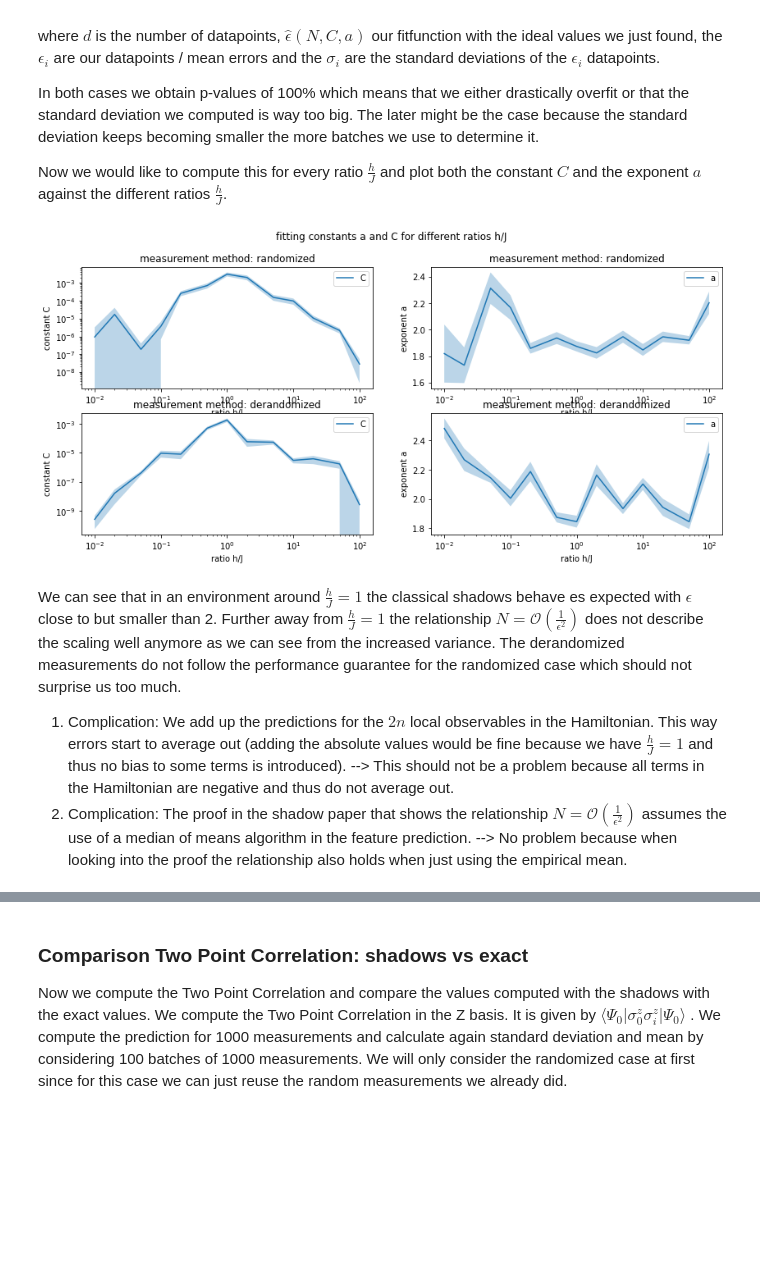
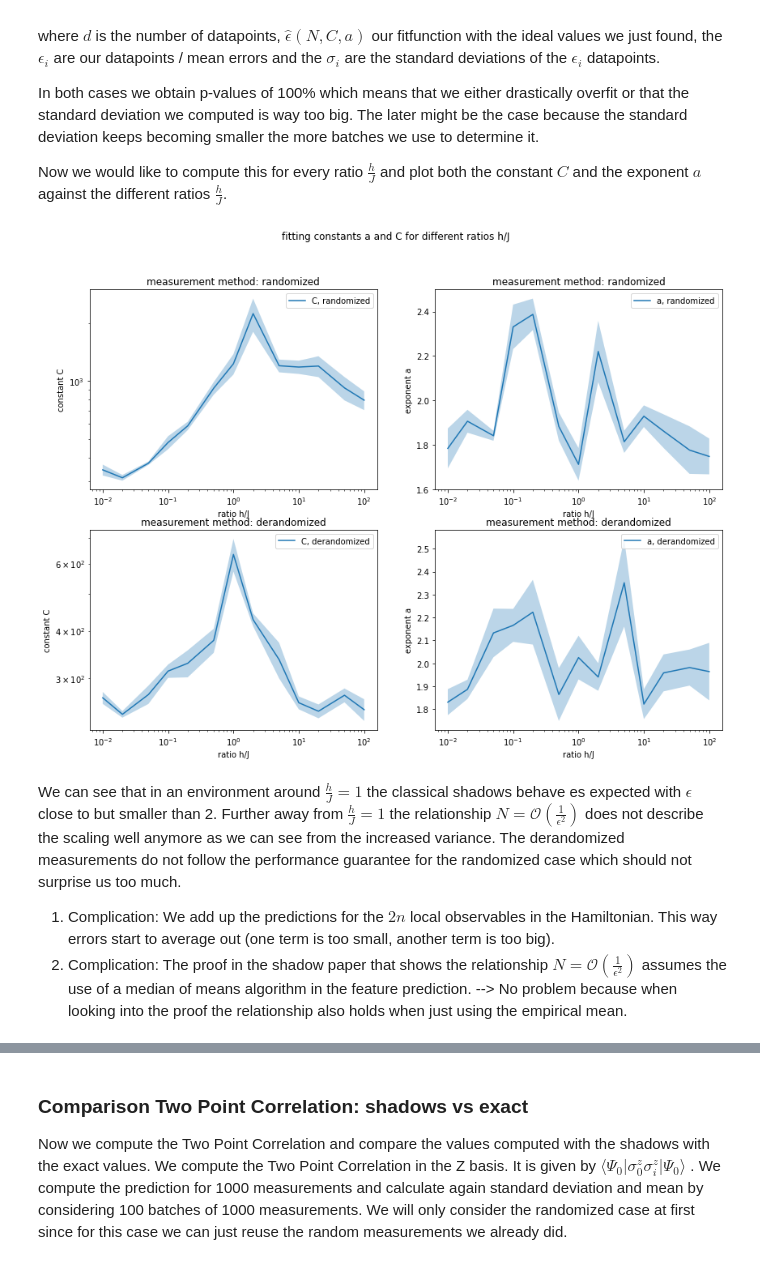
Before and after one commit to LennartBuerger/classical-shadows-for-1d-TFIM-energy-estimation, a Jupyter notebook: display_data/shadow_performance_analysis.ipynb, the cells around one changed output, grey strips where cells are left out. Cells and saved outputs as stored; diff of their text form; code cells hidden in the pictures; blank space fills up the shorter version.

Commit message:
added scaling analysis of the prediction accuracy with the number of observables, fixed the definition of the error

```diff
--- a/display_data/shadow_performance_analysis.ipynb
+++ b/display_data/shadow_performance_analysis.ipynb
@@ -34,14 +34,14 @@ save_direc_measurements_two_point_correlation_derandomized = Path('data/shadow_m
 ground_state_dict = np.load(save_direc_groundstate, allow_pickle='TRUE')
 ground_state_dict = ground_state_dict.item()
 # %%
-qubit_num = np.array([14])
+qubit_num = np.array([6, 8, 10, 12, 16])
 # # the generation of a measurement procedure becomes very slow when num_of_measurements becomes big
 # (~1000). In the case of the ising model it is alright to proceed by using batches because we only
 # measure two different Pauli strings. We have to remove this batched procedure though when
 # dealing with more complicated systems where we have to measure more than 100 different Pauli Strings
 # for now we form batches of 100 measurements
 # num of measurements has to be a multiple of 100
-num_of_measurements = 1000000
+num_of_measurements = 10000
 measurement_methods = np.array(['derandomized', 'randomized'])
 for i in range(np.size(qubit_num)):
     for j in range(np.size(ratios_h_j)):
@@ -396,18 +435,19 @@ def compute_p_value_and_chi_red(data, params, data_std):
     p_val = round(1 - chi2.cdf(chi2_sum, dof),2)*100
     return  p_val, chi2_red
 # %%
+qubit_num = 14
 num_of_measurements = np.array([50, 80, 100, 150, 200, 350, 500, 800, 1000, 1500, 2000, 3000, 5000, 7000, 10000, 20000])
 batches = 50
-some_ratios = np.array([0.01])
+some_ratios = np.array([1.0])
 fig, axs = plt.subplots(1, 2)
 fig.set_figheight(5)
 fig.set_figwidth(14)
-fig.suptitle('relative errors per qubit against measurement number for different ratios h/J')
+fig.suptitle('total measurement error against measurement number (all energy observables)')
 for l in range(0, 2):
     for i in range(0, np.size(some_ratios)):
-        energy_shadow = np.zeros(np.size(num_of_measurements))
         errors = np.zeros((batches, np.size(num_of_measurements)))
-        energy_brute = energy_dict[str(1)]['periodic'][str(qubit_num)][str(some_ratios[i])][0] * np.ones(np.size(num_of_measurements))
+        ground_state = ground_state_dict[str(1)]['periodic'][str(qubit_num)][str(some_ratios[0])]
+        observables = TfimHamiltonianOpenFermion(qubit_num, 1, some_ratios[0], 'periodic').observables_for_energy_estimation()
         save_direc_procedure = Path('data/shadow_measurements/measurement_procedure_ratio_'+\
                               str(some_ratios[i])+'_qubit_num_'+str(qubit_num)+'_method_'+measurement_methods[l]+'.npy')
         save_direc_index = Path('data/shadow_measurements/measurement_index_ratio_'+\
@@ -418,11 +458,13 @@ for l in range(0, 2):
             for j in range(0, np.size(num_of_measurements)):
                 measurements = conversion_to_prediction_shadow_dict_shape(measurement_procedure[k*num_of_measurements[j]:(k+1)*num_of_measurements[j]],
                                                                           measurement_index[k*num_of_measurements[j]:(k+1)*num_of_measurements[j]], qubit_num)
-                energy_shadow[j] = TfimHamiltonianOpenFermion(qubit_num,
-                                                           some_ratios[i], 1, 'periodic').energy_shadow(None,
-                                                                                                       num_of_measurements[j],
-                                                                                                       measurement_methods[l], measurements)
-            errors[k,:] = np.abs(energy_shadow - energy_brute) / np.abs(energy_brute) / qubit_num
+                errors_one_batch = []
+                for observable in observables:
+                    exp_val_obs_shadow = BFQuantumState(qubit_num, ground_state).local_observable_shadow(observable, measurements)
+                    exp_val_obs_brute = BFQuantumState(qubit_num, ground_state).local_observable(observable)
+                    errors_one_batch.append(np.abs(exp_val_obs_brute - exp_val_obs_shadow))
+                errors[k, j] = np.amax(errors_one_batch, axis = 0)
+
         error_mean = np.mean(errors, axis=0)
         error_std = np.std(errors, axis=0)
         popt, pcov = curve_fit(log_epsilon, np.log(num_of_measurements), np.log(error_mean), sigma=np.log(error_std))
@@ -433,7 +475,7 @@ for l in range(0, 2):
         axs[l].errorbar(num_of_measurements, error_mean, label = 'experiment')
         axs[l].fill_between(num_of_measurements, error_mean - error_std, error_mean + error_std, alpha = 0.3)
         axs[l].errorbar(num_of_measurements, np.exp(log_epsilon(np.log(num_of_measurements),popt[0], popt[1])), label='fit')
-        axs[l].set(xscale='log', yscale='log', xlabel='number of measurements', ylabel = 'relative error per qubit')
+        axs[l].set(xscale='log', yscale='log', xlabel='number of measurements', ylabel = 'accuracy $\epsilon$')
         axs[l].set_title('measurement method: ' + str(measurement_methods[l]))
         axs[l].legend()
 # %% [output]
@@ -474,6 +516,7 @@ determine it.
 Now we would like to compute this for every ratio $\frac{h}{J}$ and plot both the
 constant $C$ and the exponent $a$ against the different ratios $\frac{h}{J}$.
 # %%
+qubit_num = 14
 num_of_measurements = np.array([50, 80, 100, 150, 200, 350, 500, 800, 1000, 1500, 2000, 3000, 5000, 7000, 10000, 20000])
 batches = 50
 some_ratios = np.array([0.01, 0.02, 0.05, 0.1,
@@ -488,43 +531,44 @@ for l in range(0, 2):
     exponent_a = np.zeros(np.size(some_ratios))
     exponent_a_err = np.zeros(np.size(some_ratios))
     for i in range(0, np.size(some_ratios)):
-        energy_shadow = np.zeros(np.size(num_of_measurements))
+        ground_state = ground_state_dict[str(1)]['periodic'][str(qubit_num)][str(some_ratios[i])]
+        observables = TfimHamiltonianOpenFermion(qubit_num, 1, some_ratios[i], 'periodic').observables_for_energy_estimation()
         errors = np.zeros((batches, np.size(num_of_measurements)))
-        energy_brute = energy_dict[str(1)]['periodic'][str(qubit_num)][str(some_ratios[i])][0] * np.ones(np.size(num_of_measurements))
         save_direc_procedure = Path('data/shadow_measurements/measurement_procedure_ratio_'+\
                               str(some_ratios[i])+'_qubit_num_'+str(qubit_num)+'_method_'+measurement_methods[l]+'.npy')
         save_direc_index = Path('data/shadow_measurements/measurement_index_ratio_'+\
                               str(some_ratios[i])+'_qubit_num_'+str(qubit_num)+'_method_'+measurement_methods[l]+'.npy')
         measurement_procedure = np.lib.format.open_memmap(save_direc_procedure, dtype=np.str_, mode='r')
         measurement_index = np.lib.format.open_memmap(save_direc_index, dtype=np.int32, mode='r')
         for k in range(0, batches):
             for j in range(0, np.size(num_of_measurements)):
                 measurements = conversion_to_prediction_shadow_dict_shape(measurement_procedure[k*num_of_measurements[j]:(k+1)*num_of_measurements[j]],
                                                                           measurement_index[k*num_of_measurements[j]:(k+1)*num_of_measurements[j]], qubit_num)
-                energy_shadow[j] = TfimHamiltonianOpenFermion(qubit_num,
-                                                           some_ratios[i], 1, 'periodic').energy_shadow(None,
-                                                                                                       num_of_measurements[j],
-                                                                                                       measurement_methods[l], measurements)
-            errors[k,:] = np.abs(energy_shadow - energy_brute) / np.abs(energy_brute) / qubit_num
+                errors_one_batch = []
+                for observable in observables:
+                    exp_val_obs_shadow = BFQuantumState(qubit_num, ground_state).local_observable_shadow(observable, measurements)
+                    exp_val_obs_brute = BFQuantumState(qubit_num, ground_state).local_observable(observable)
+                    errors_one_batch.append(np.abs(exp_val_obs_brute - exp_val_obs_shadow))
+                errors[k, j] = np.amax(errors_one_batch, axis = 0)
         error_mean = np.mean(errors, axis=0)
         error_std = np.std(errors, axis=0)
         popt, pcov = curve_fit(log_epsilon, np.log(num_of_measurements), np.log(error_mean), sigma=np.log(error_std))
         const[i] = np.exp(popt[0])
         const_err[i] = np.exp(popt[0]) * np.sqrt(pcov[0][0])
         exponent_a[i] = popt[1]
         exponent_a_err[i] = np.sqrt(pcov[1][1])
     axs[l, 0].errorbar(some_ratios, const, label = 'C' + ', ' + measurement_methods[l])
     axs[l, 0].fill_between(some_ratios, const - const_err, const +  const_err, alpha = 0.3)
     axs[l, 0].set(xscale = 'log', yscale = 'log', xlabel='ratio h/J', ylabel = 'constant C')
     axs[l, 0].set_title('measurement method: ' + str(measurement_methods[l]))
     axs[l, 0].legend()
     axs[l, 1].errorbar(some_ratios, exponent_a, label = 'a' + ', ' + measurement_methods[l])
     axs[l, 1].fill_between(some_ratios, exponent_a - exponent_a_err, exponent_a + exponent_a_err, alpha = 0.3)
     axs[l, 1].set(xscale = 'log' ,xlabel='ratio h/J', ylabel = 'exponent a')
     axs[l, 1].set_title('measurement method: ' + str(measurement_methods[l]))
     axs[l, 1].legend()
 # %% [output]
-[figure, old version]
+[figure, new version]
 # %% [markdown]
 We can see that in an environment around $\frac{h}{J} = 1$ the classical shadows
 behave es expected with $\epsilon$ close to but smaller than 2. Further away from
@@ -535,10 +579,8 @@ which should not surprise us too much.
 
 
 1. Complication: We add up the predictions for the $2n$ local observables in the
-Hamiltonian. This way errors start to average out (adding the absolute values would
-be fine because we have $\frac{h}{J} =1$ and thus no bias to some terms is introduced).
---> This should not be a problem because all terms in the Hamiltonian are negative and thus
-do not average out.
+Hamiltonian. This way errors start to average out (one term is too small, another term
+is too big).
 2. Complication: The proof in the shadow paper that shows the relationship
 $N = \mathcal{O}(\frac{1}{\epsilon^2})$ assumes the use of a median of means
 algorithm in the feature prediction. --> No problem because when looking into the
```
Also changed, not shown: parts of 6 cells of this notebook, 8 other files.
